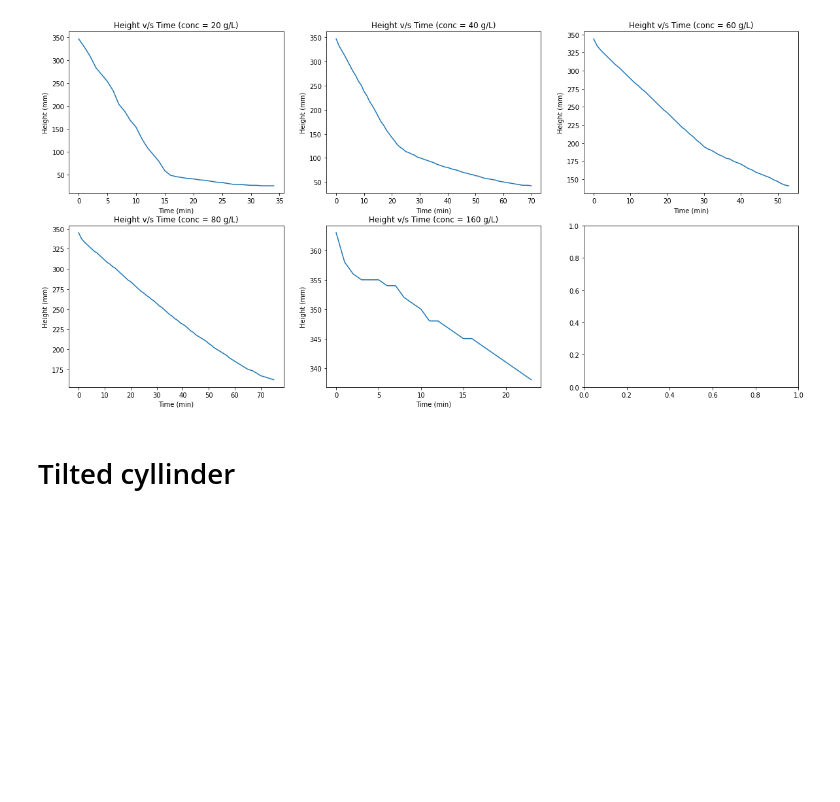
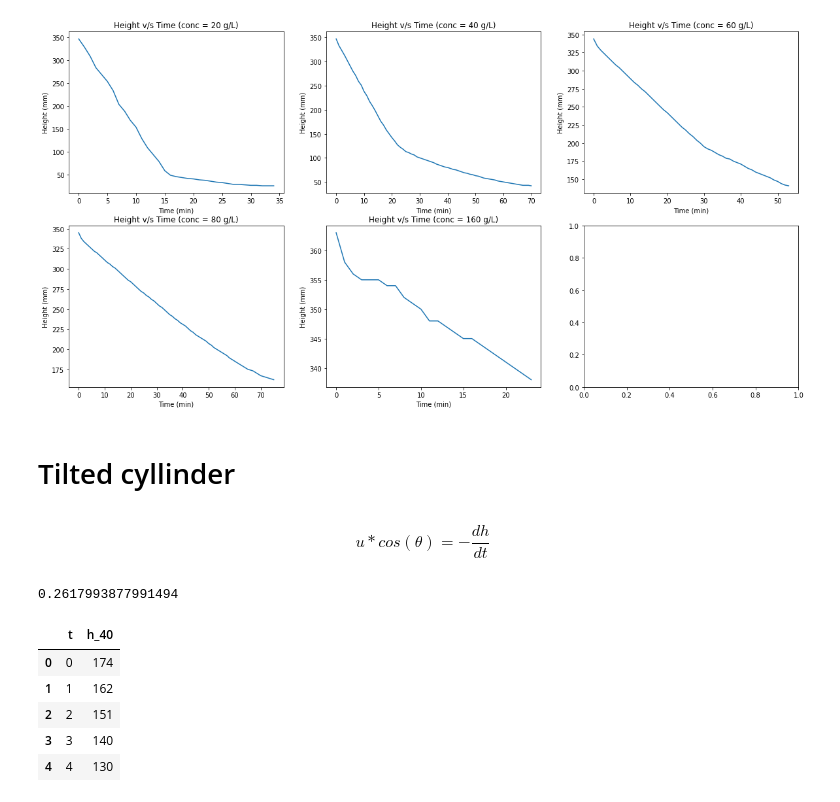
Before and after one commit to relaxxpls/CL333-ChE-Lab-2, a Jupyter notebook: FM302/solve.ipynb, the cells around one changed output. Drawn from its saved outputs; the diff is of its cells as text; code cells hidden in the pictures; blank space fills up the shorter version.

```diff
--- a/FM302/solve.ipynb
+++ b/FM302/solve.ipynb
@@ -134,7 +134,23 @@ Text(0, 0.5, 'Height (mm)')
 [figure]
 # %% [markdown]
 # Tilted cyllinder
+# %% [markdown]
+$$
+u * cos(\theta) = -\frac{dh}{dt}
+$$
 # %%
 w = 102.5 # mm
 b = 100.5 # mm
 theta = 15 # deg
+theta = np.radians(theta)
+
+df = pd.read_csv('./tilted_cyllinder.csv')
+display(df.head())
+# %% [output]
+0.2617993877991494
+|  | t | h_40 |
+| 0 | 0 | 174 |
+| 1 | 1 | 162 |
+| 2 | 2 | 151 |
+| 3 | 3 | 140 |
+| 4 | 4 | 130 |
```
Also changed, not shown: parts of 2 cells of this notebook.
